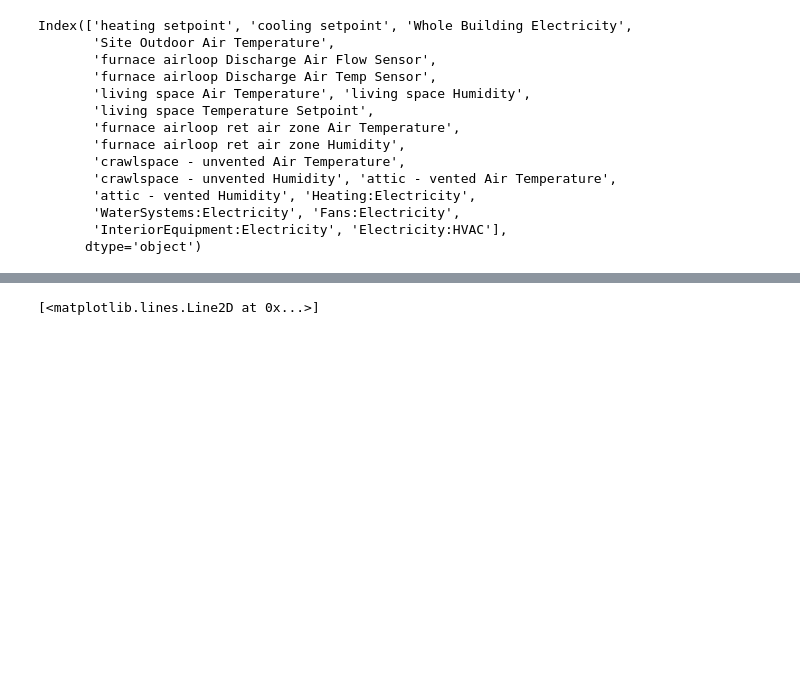
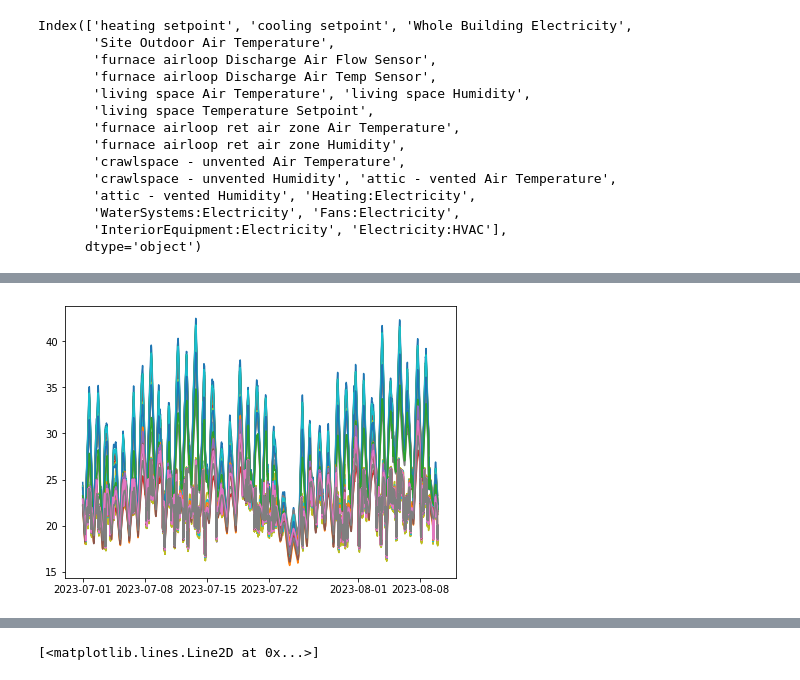
Before and after one commit to PIC-Lab/community_energy_control, a Jupyter notebook: community_sim/plotting.ipynb, the cells around one changed output, grey strips where cells are left out. Saved outputs shown, nothing was run; the diff lists cells and outputs as text; code cells hidden in the pictures; blank space fills up the shorter version.

```diff
--- a/community_sim/plotting.ipynb
+++ b/community_sim/plotting.ipynb
@@ -198 +204,7 @@ Index(['heating setpoint', 'cooling setpoint', 'Whole Building Electricity',
+# %%
+fig, ax = plt.subplots(figsize=(7,5))
+for building in df_list:
+    ax.plot(building['living space Air Temperature'])
+# %% [output]
+[figure, added]
 # %%
```
Also changed, not shown: parts of 17 cells of this notebook, 14 other files.
